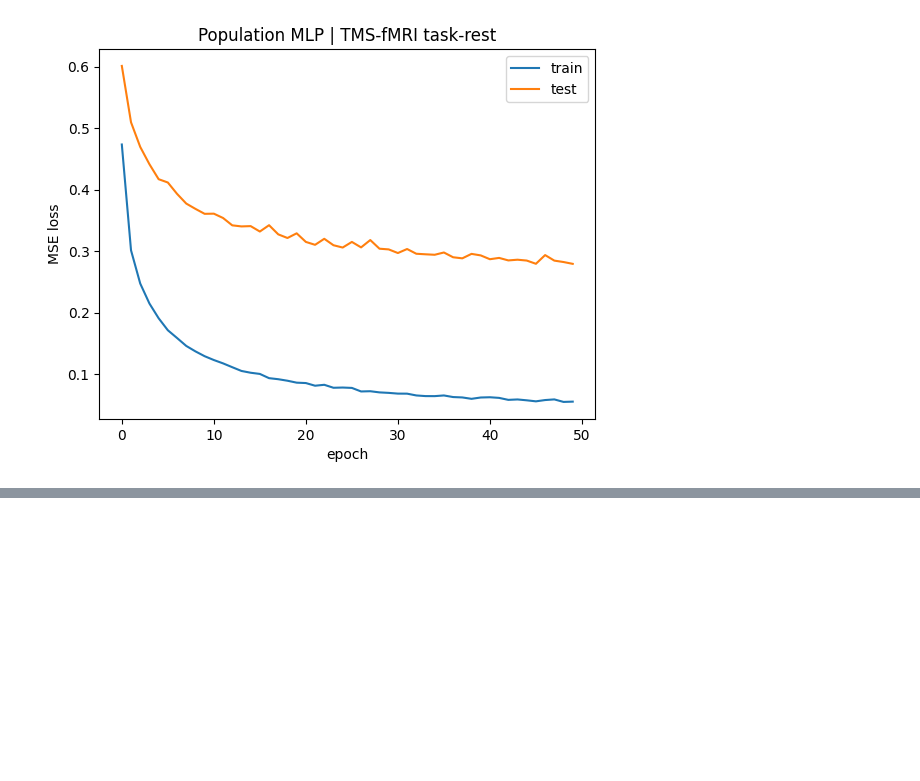
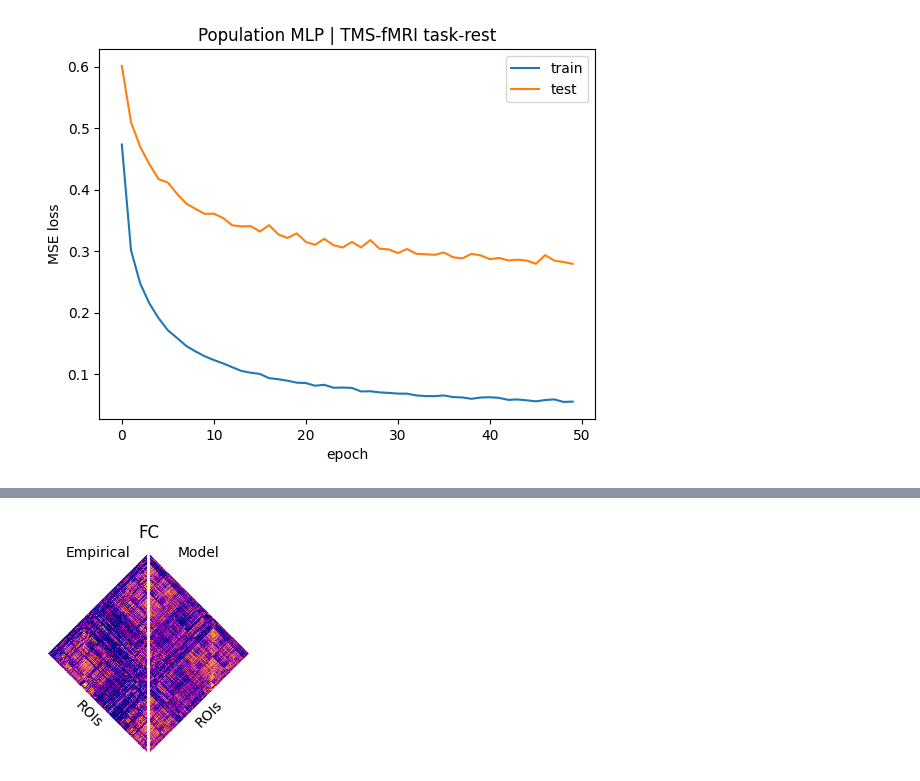
Before and after one commit to grabuffo/BrainStim_ANN_fMRI_HCP, a Jupyter notebook: notebooks/Fit_TMS_fMRI_data.ipynb, the cells around one changed output, grey strips where cells are left out. Drawn from its saved outputs; the diff is of its cells as text; code cells hidden in the pictures; blank space fills up the shorter version.

```diff
--- a/notebooks/Fit_TMS_fMRI_data.ipynb
+++ b/notebooks/Fit_TMS_fMRI_data.ipynb
@@ -322,0 +342,13 @@ plt.show()
+# %%
+# Single subject plots
+sig_path = os.path.join(preproc_dir, f"{subject_ids[0]}_signals.npy")
+inp_path = os.path.join(preproc_dir, f"{subject_ids[0]}_inputs.npy")
+tgt_path = os.path.join(preproc_dir, f"{subject_ids[0]}_targets.npy")
+mdl_path = os.path.join(weights_dir,  f"population_MLP_tms_fmri.pt")
+
+Z = np.load(sig_path)
+X = np.load(inp_path)             # (M, S*N)
+Y = np.load(tgt_path)             # (M, N)
+
+# Load model
+model = load_model(mdl_path, X, Y)
@@ -322,0 +434,65 @@ plt.show()
+# %%
+import numpy as np
+import matplotlib.pyplot as plt
+from matplotlib.transforms import Affine2D
+from matplotlib.patches import Polygon
+
+# FC_emp and FC_sim are square (n x n) numpy arrays
+# Example color limits (change if you like)
+vmin, vmax = 0, 1
+
+# We'll place the (0..1, 0..1) image into a square [-1,1]x[-1,1] then rotate 45°
+extent = (-1, 1, -1, 1)
+
+fig, ax = plt.subplots(figsize=(2.6,2.6))
+ax.set_aspect('equal')
+ax.set_axis_off()
+
+# 45° rotation for anything that should align with the matrix axes (images + grid)
+rot = Affine2D().rotate_deg(45) + ax.transData
+
+# --- draw left (Empirical) half ---
+im_emp = ax.imshow(FC_emp, origin='lower', extent=extent,
+                   vmin=vmin, vmax=vmax, cmap='plasma', transform=rot,interpolation='nearest')
+# clip to left triangle (x <= 0 in unrotated data coords)
+
+# Y label (left, vertical)
+clip_left = Polygon([(-1, 0), (0, 1), (0, -1)], closed=True,
+                    facecolor='none', edgecolor='none', transform=ax.transData)
+im_emp.set_clip_path(clip_left)
+
+# --- draw right (Model) half ---
+im_sim = ax.imshow(FC_sim, origin='lower', extent=extent,
+                   vmin=vmin, vmax=vmax, cmap='plasma', transform=rot,interpolation='nearest')
+
+# Y label (left, vertical)
+# clip to right triangle (x >= 0)
+clip_right = Polygon([(0, -1), (0, 1), (1, 0)], closed=True,
+                     facecolor='none', edgecolor='none', transform=ax.transData)
+im_sim.set_clip_path(clip_right)
+
+# central separator
+ax.plot([0, 0], [-1, 1], color='w', lw=2)
+
+# labels
+ax.text(0., 1.2, 'FC', color='k', ha='center', va='center',
+        fontsize=12)
+
+ax.text(-0.5, 1.0, 'Empirical', color='k', ha='center', va='center',
+        fontsize=10)
+ax.text(0.5, 1.0, 'Model', color='k', ha='center', va='center',
+        fontsize=10)
+
+# Y-axis label (left center, rotated)
+ax.text(-.6, -0.6, 'ROIs', ha='center', va='center',
+        fontsize=10, rotation=-45)
+
+# Y-axis label (left center, rotated)
+ax.text(0.6, -0.6, 'ROIs', ha='center', va='center',
+        fontsize=10, rotation=45)
+
+plt.tight_layout()
+#plt.savefig('FC_emp_vs_sim.png',dpi=300, transparent=True)
+plt.show()
+# %% [output]
+[figure, added]
```
Also changed, not shown: parts of 20 cells of this notebook.
